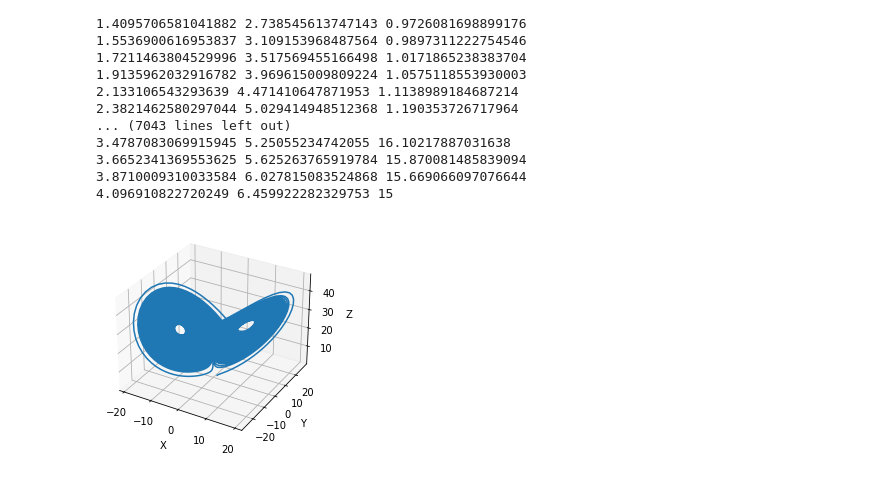
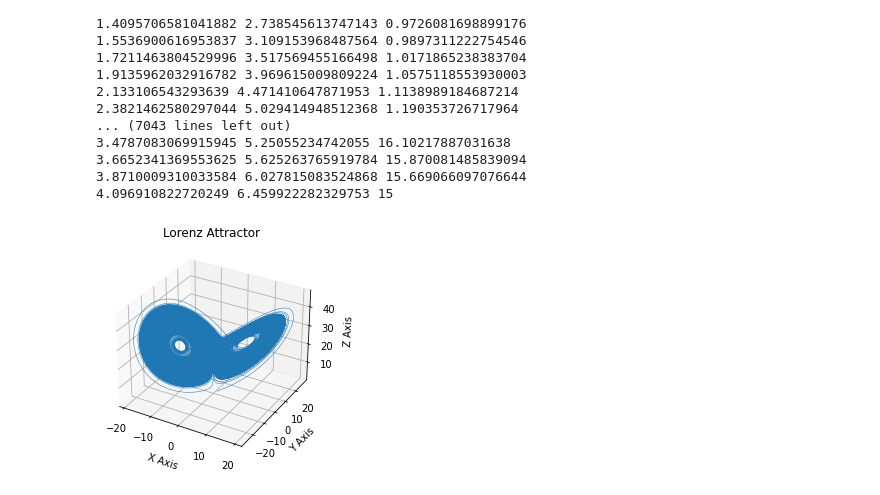
Before and after one commit to cakeforcat/PYNQ-IMAGEINE, a Jupyter notebook: RK4test.ipynb, the cells around one changed output. Cells and saved outputs as stored; diff of their text form; code cells hidden in the pictures.

```diff
--- a/RK4test.ipynb
+++ b/RK4test.ipynb
@@ -83,12 +83,12 @@ for i in range(50000):
 # %%
 import matplotlib.pyplot as plt
 
-fig = plt.figure()
-ax = fig.gca(projection='3d')
-ax.plot([i[0] for i in vals], [i[1] for i in vals], [i[2] for i in vals])
-ax.set_xlabel('X')
-ax.set_ylabel('Y')
-ax.set_zlabel('Z')
+ax = plt.figure().add_subplot(projection='3d')
+ax.plot([i[0] for i in vals], [i[1] for i in vals], [i[2] for i in vals], lw=0.5)
+ax.set_xlabel("X Axis")
+ax.set_ylabel("Y Axis")
+ax.set_zlabel("Z Axis")
+ax.set_title("Lorenz Attractor")
 plt.show()
 # %% [output]
-[figure, old version]
+[figure, new version]
```
